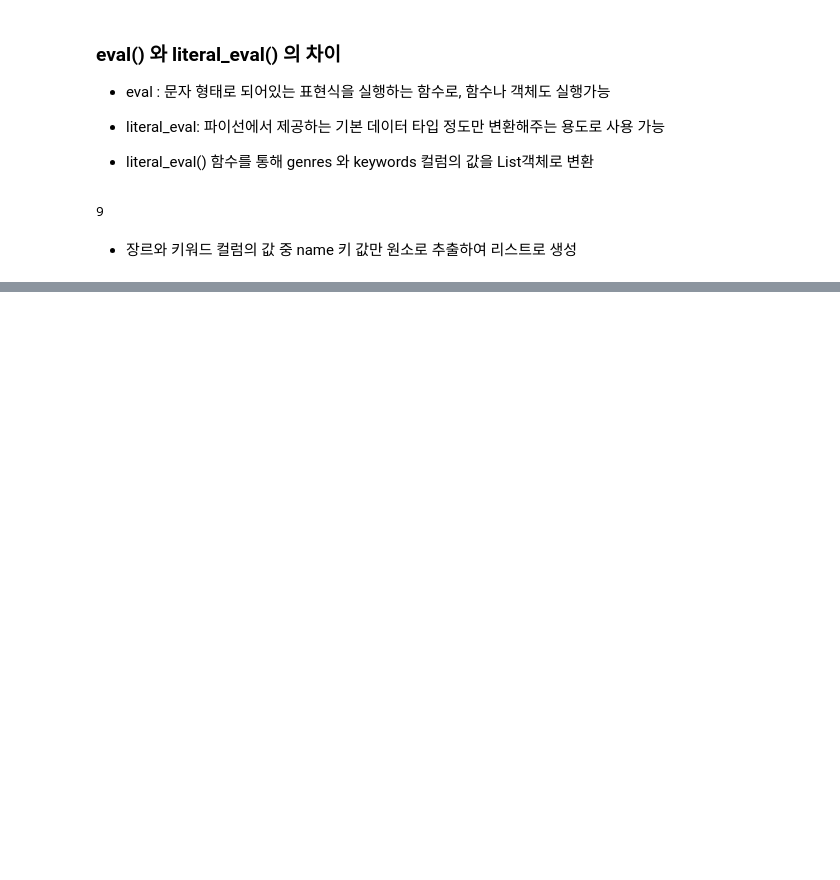
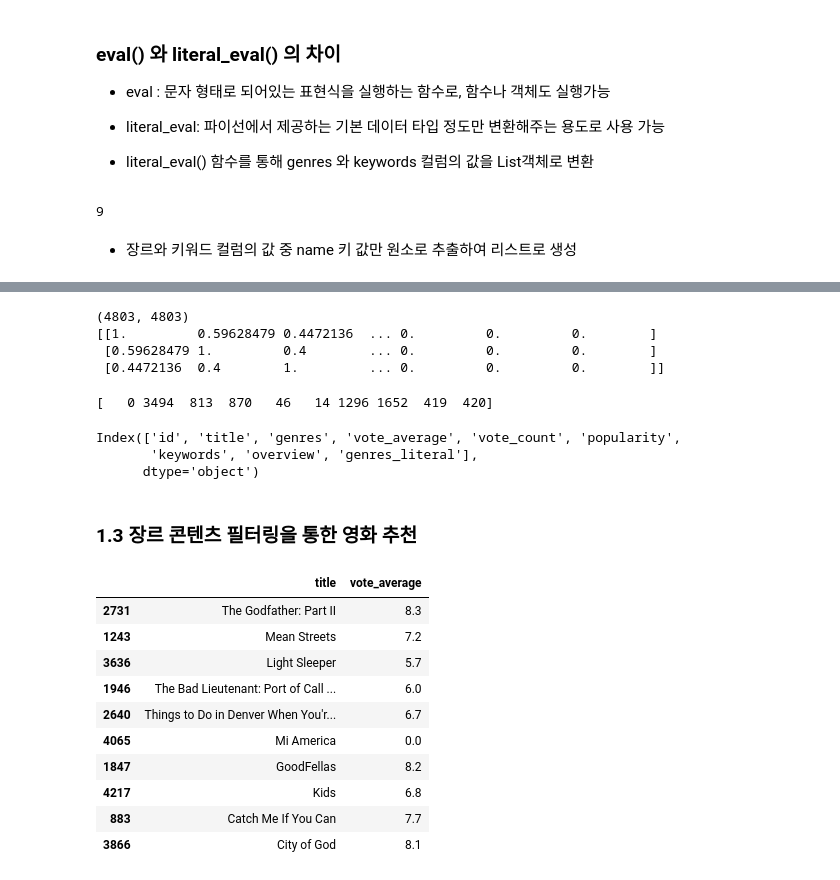
Before and after one commit to Ropung/data-analysis, a Jupyter notebook: 18. 콘텐츠 기반 필터링/콘텐츠 기반 필터링.ipynb, the cells around one changed output, grey strips where cells are left out. Drawn from its saved outputs; the diff is of its cells as text; code cells hidden in the pictures; blank space fills up the shorter version.

```diff
--- a/18. 콘텐츠 기반 필터링/콘텐츠 기반 필터링.ipynb
+++ b/18. 콘텐츠 기반 필터링/콘텐츠 기반 필터링.ipynb
@@ -92,0 +135,11 @@ movies_df['keywords'] = movies_df['keywords'].apply(lambda x : [ y['name'] for y
+# %%
+#min df: 전체 문서에서 낮은 빈도수를 가지는 단어 피처를 제외하기 위한 파라미터
+# 만약, min_df 2일 경우 전체 문서에 걸쳐 2개 이하로 나타나는 단어는 추출에서 제외한다.
+# ngram_range: 모델의 단어 순서를 보강하기 위한 범위(범위 최소값, 범위 최대값)
+count_vect = CountVectorizer(min_df=0,ngram_range=(1,2))
+genre_mat = count_vect.fit_transform(movies_df['genres_literal'])
+print(genre_mat.shape)
+
+# 4803 -> 영화의개수
+# 276  -> Countvectorizer에 의해 생성된 장르 어휘 갯수
+print(genre_mat.toarray()[0])
@@ -92,0 +160,27 @@ movies_df['keywords'] = movies_df['keywords'].apply(lambda x : [ y['name'] for y
+# %%
+from sklearn.metrics.pairwise import cosine_similarity
+
+genre_sim = cosine_similarity(genre_mat,genre_mat)
+print(genre_sim.shape)
+print(genre_sim[:3])
+# %% [output]
+(4803, 4803)
+[[1.         0.59628479 0.4472136  ... 0.         0.         0.        ]
+ [0.59628479 1.         0.4        ... 0.         0.         0.        ]
+ [0.4472136  0.4        1.         ... 0.         0.         0.        ]]
+# %%
+genre_sim_sorted_idx = genre_sim.argsort()[:,::-1]
+
+# 첫 번째 영화와 장르 유사도가 높은 top10 영화의 movie_df 상에서 index값
+# 앞에 0 인덱스는 자기 자신의 인덱스를 가리킨다(제외 필요)
+print(genre_sim_sorted_idx[0][:10])
+# %% [output]
+[   0 3494  813  870   46   14 1296 1652  419  420]
+# %%
+movies_df.columns
+# %% [output]
+Index(['id', 'title', 'genres', 'vote_average', 'vote_count', 'popularity',
+       'keywords', 'overview', 'genres_literal'],
+      dtype='object')
+# %% [markdown]
+### 1.3 장르 콘텐츠 필터링을 통한 영화 추천
@@ -92,0 +197,15 @@ movies_df['keywords'] = movies_df['keywords'].apply(lambda x : [ y['name'] for y
+# %%
+similar_movies = find_sim_movie(movies_df, genre_sim_sorted_idx, 'The Godfather', 10)
+similar_movies[['title','vote_average']]
+# %% [output]
+|  | title | vote_average |
+| 2731 | The Godfather: Part II | 8.3 |
+| 1243 | Mean Streets | 7.2 |
+| 3636 | Light Sleeper | 5.7 |
+| 1946 | The Bad Lieutenant: Port of Call ... | 6.0 |
+| 2640 | Things to Do in Denver When You'r... | 6.7 |
+| 4065 | Mi America | 0.0 |
+| 1847 | GoodFellas | 8.2 |
+| 4217 | Kids | 6.8 |
+| 883 | Catch Me If You Can | 7.7 |
+| 3866 | City of God | 8.1 |
```
Also changed, not shown: parts of 16 cells of this notebook, 7 other files.
